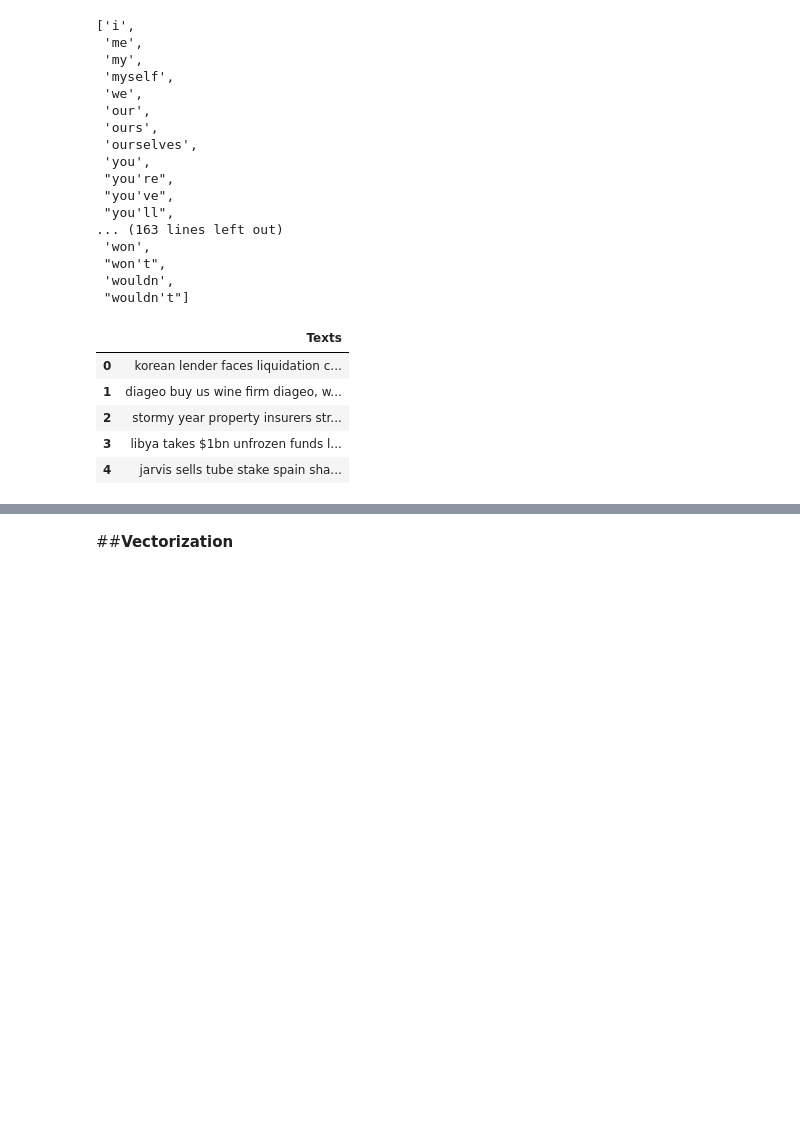
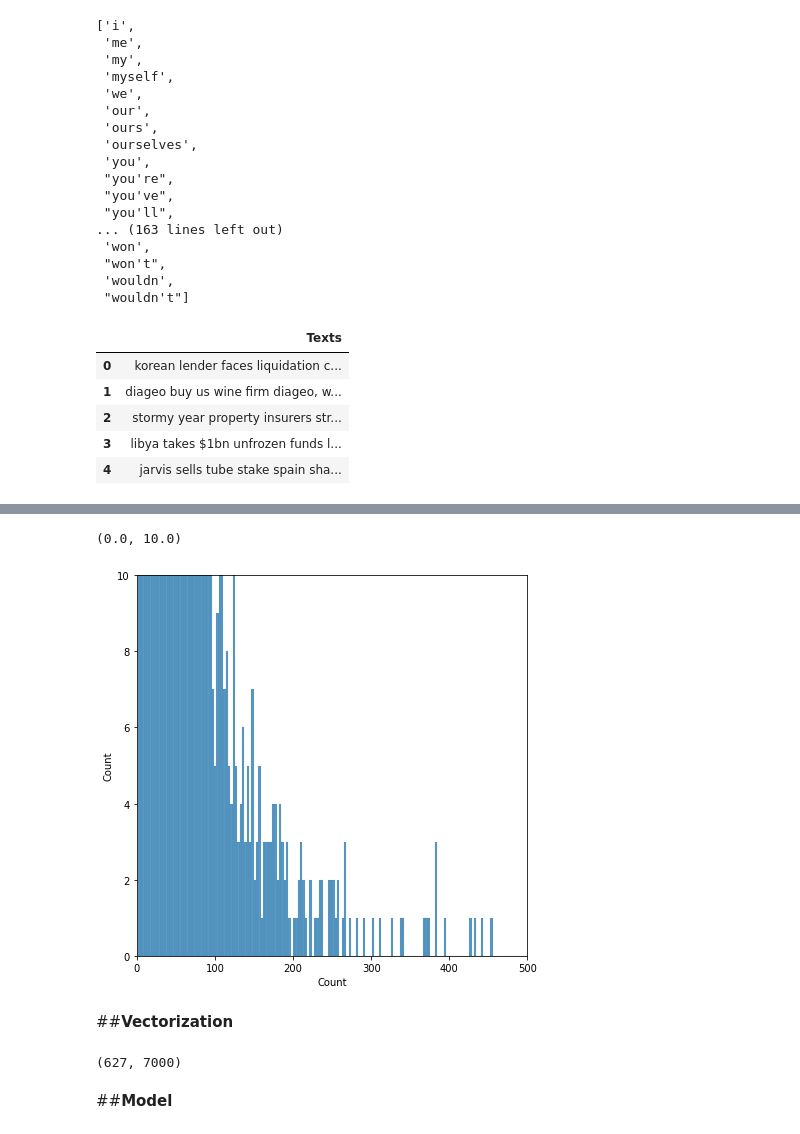
Before and after one commit to Rahul711sharma/News-Topic-Modeling-NLP, a Jupyter notebook: Topic_Modeling.ipynb, the cells around one changed output, grey strips where cells are left out. Drawn from its saved outputs; the diff is of its cells as text; code cells hidden in the pictures; blank space fills up the shorter version.

```diff
--- a/Topic_Modeling.ipynb
+++ b/Topic_Modeling.ipynb
@@ -222,3 +313,11 @@ data['Texts'][626]
+# %%
+plt.figure(figsize=(7,7))
+sns.histplot(word_count['Count'],bins=700)
+plt.xlim((0,500))
+plt.ylim((0,10))
+# %% [output]
+(0.0, 10.0)
+[figure, added]
 # %% [markdown]
 ##**Vectorization**
 # %%
@@ -226,4 +325,10 @@ vectors = CountVectorizer()
 document_term_matrix = vectors.fit_transform(data['Texts'])
+# %%
+document_term_matrix.shape
+# %% [output]
+(627, 7000)
+# %% [markdown]
+##**Model**
 # %%
 # Parameters tuning using Grid Search
 from sklearn.model_selection import GridSearchCV
```
Also changed, not shown: parts of 32 cells of this notebook.
